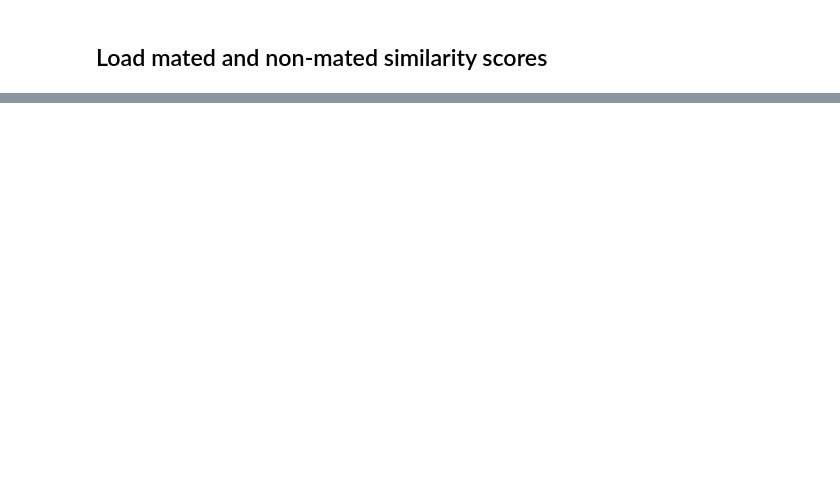
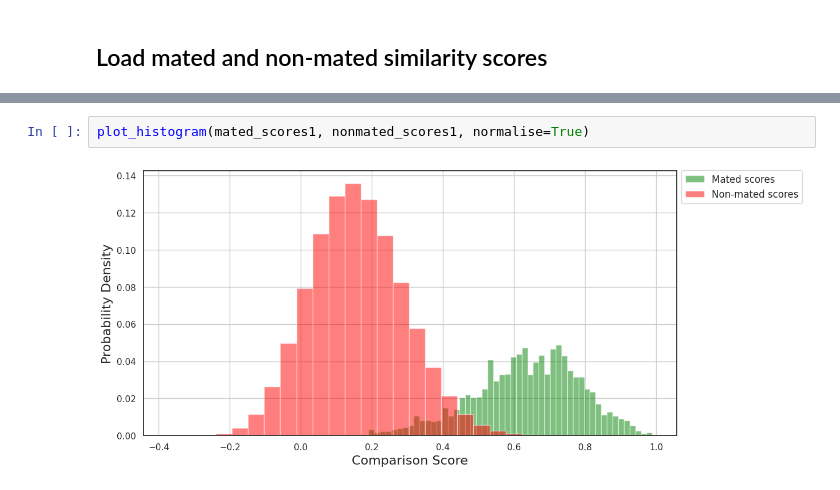
Before and after one commit to Kat-Gabi/Master_Thesis, a Jupyter notebook: notebooks/data_vis/DET_plots.ipynb, the cells around one changed output, grey strips where cells are left out. Saved outputs shown, nothing was run; the diff lists cells and outputs as text; blank space fills up the shorter version.

```diff
--- a/notebooks/data_vis/DET_plots.ipynb
+++ b/notebooks/data_vis/DET_plots.ipynb
@@ -46,0 +71,4 @@ plt.rc("axes", axisbelow=True)
+# %%
+plot_histogram(mated_scores1, nonmated_scores1, normalise=True)
+# %% [output]
+[figure, added]
```
Also changed, not shown: parts of 6 cells of this notebook, 7 other files.
